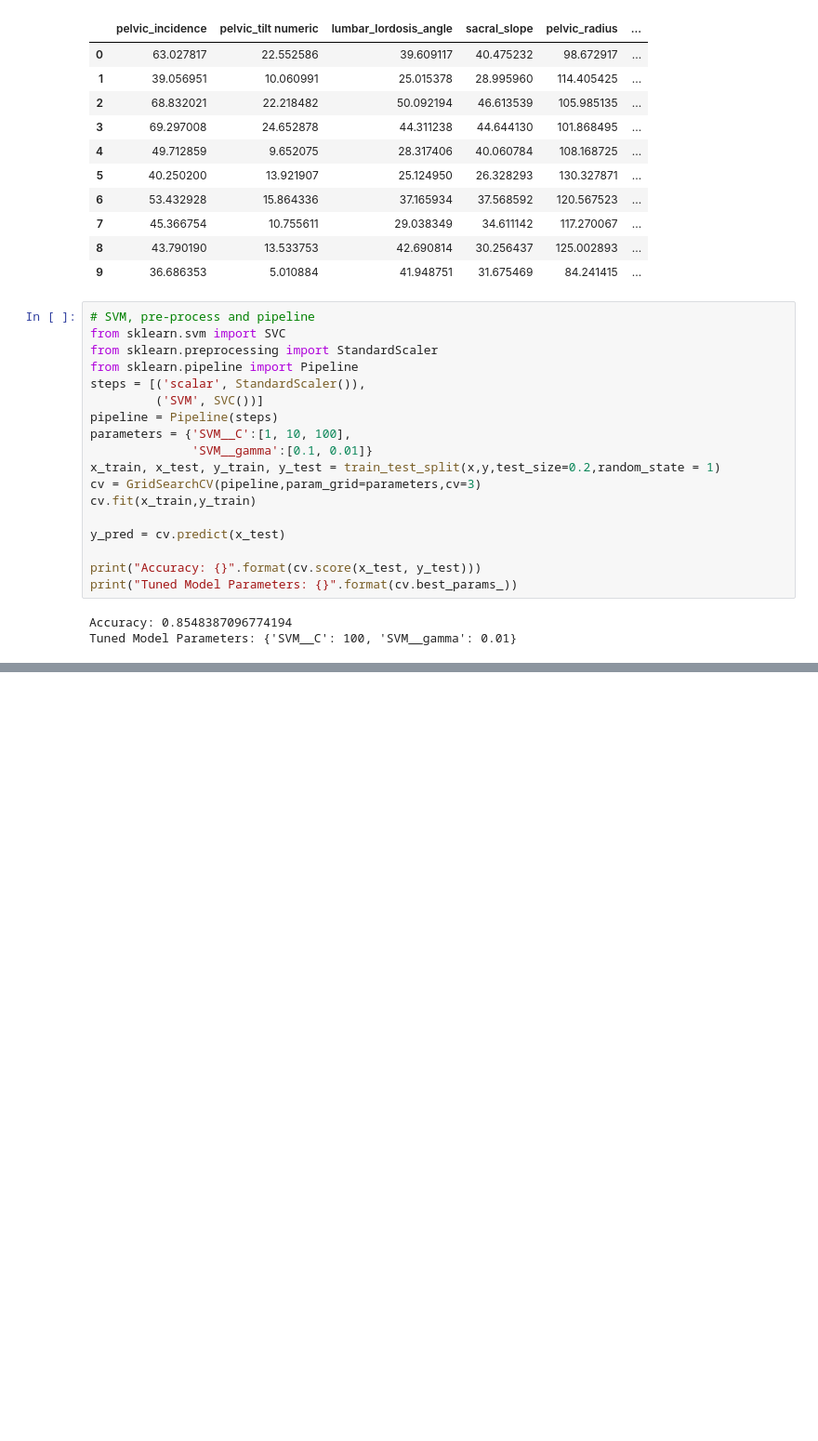
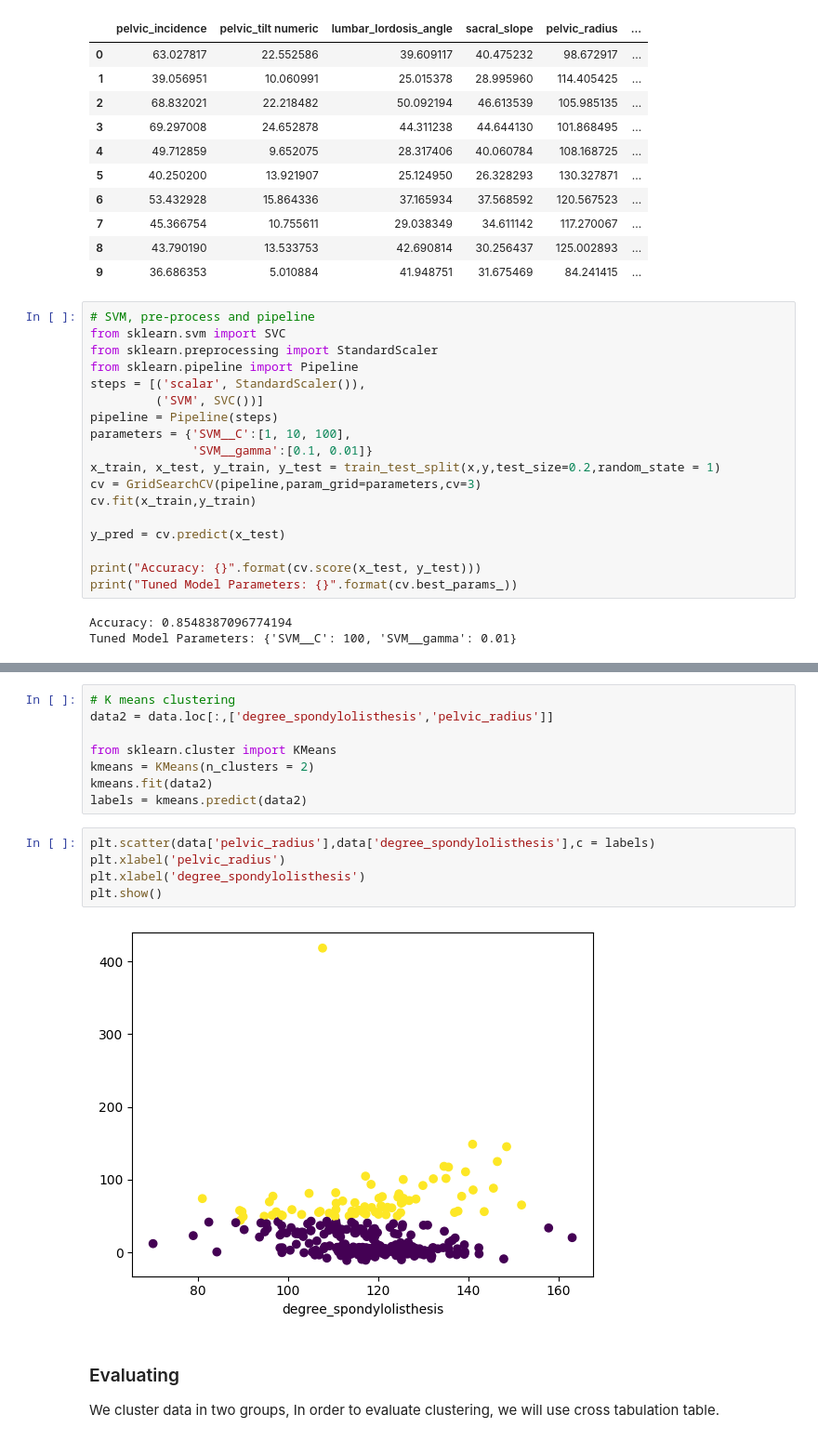
Before and after one commit to MonitSharma/reinforcement-learning-algorithms, a Jupyter notebook: prerequisite/machine_learning.ipynb, the cells around one changed output, grey strips where cells are left out. Shown at 93% size. Drawn from its saved outputs; the diff is of its cells as text; blank space fills up the shorter version.

```diff
--- a/prerequisite/machine_learning.ipynb
+++ b/prerequisite/machine_learning.ipynb
@@ -852,0 +891,19 @@ Tuned Model Parameters: {'SVM__C': 100, 'SVM__gamma': 0.01}
+# %%
+# K means clustering
+data2 = data.loc[:,['degree_spondylolisthesis','pelvic_radius']]
+
+from sklearn.cluster import KMeans
+kmeans = KMeans(n_clusters = 2)
+kmeans.fit(data2)
+labels = kmeans.predict(data2)
+# %%
+plt.scatter(data['pelvic_radius'],data['degree_spondylolisthesis'],c = labels)
+plt.xlabel('pelvic_radius')
+plt.xlabel('degree_spondylolisthesis')
+plt.show()
+# %% [output]
+[figure, added]
+# %% [markdown]
+### Evaluating
+
+We cluster data in two groups, In order to evaluate clustering, we will use cross tabulation table.
```
Also changed, not shown: parts of 21 cells of this notebook, 3 other files.
